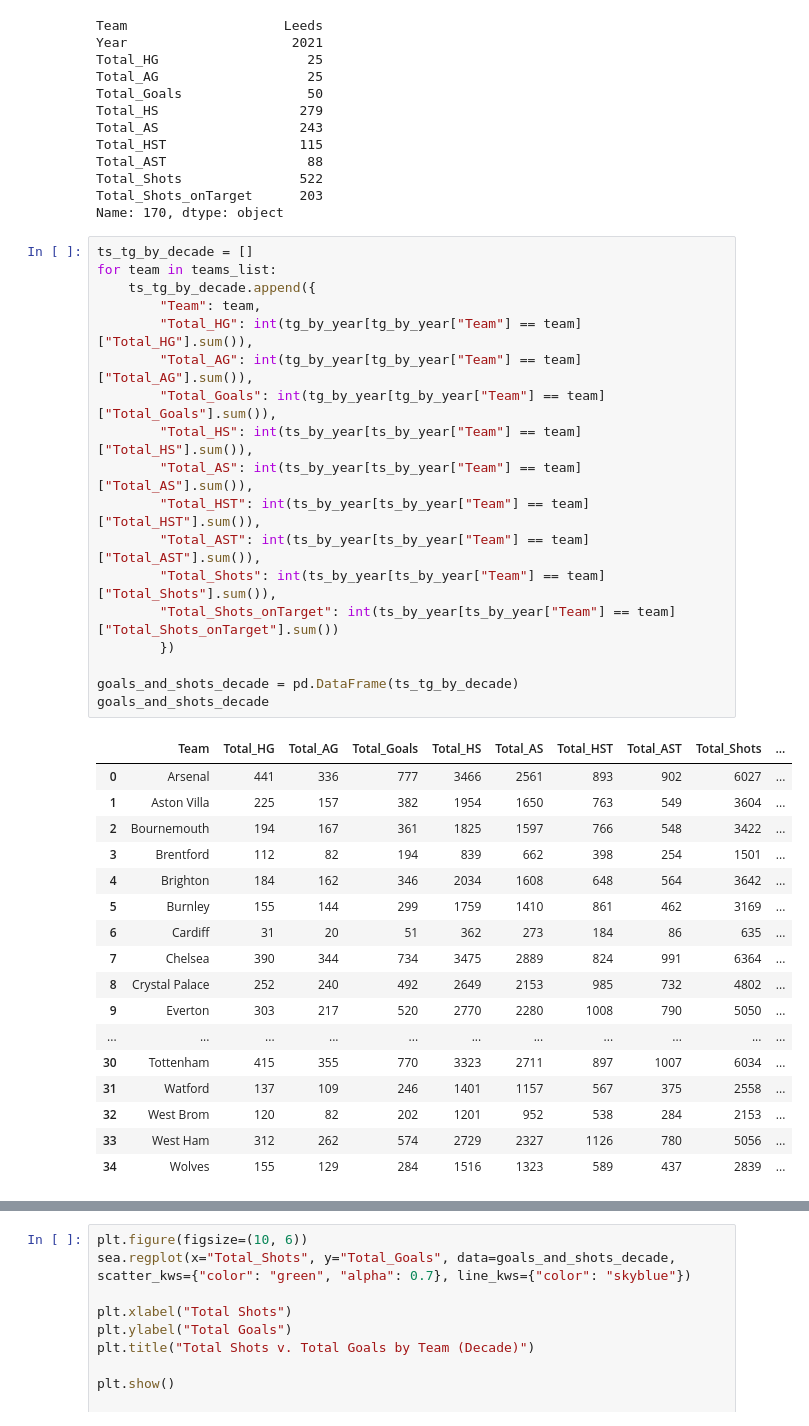
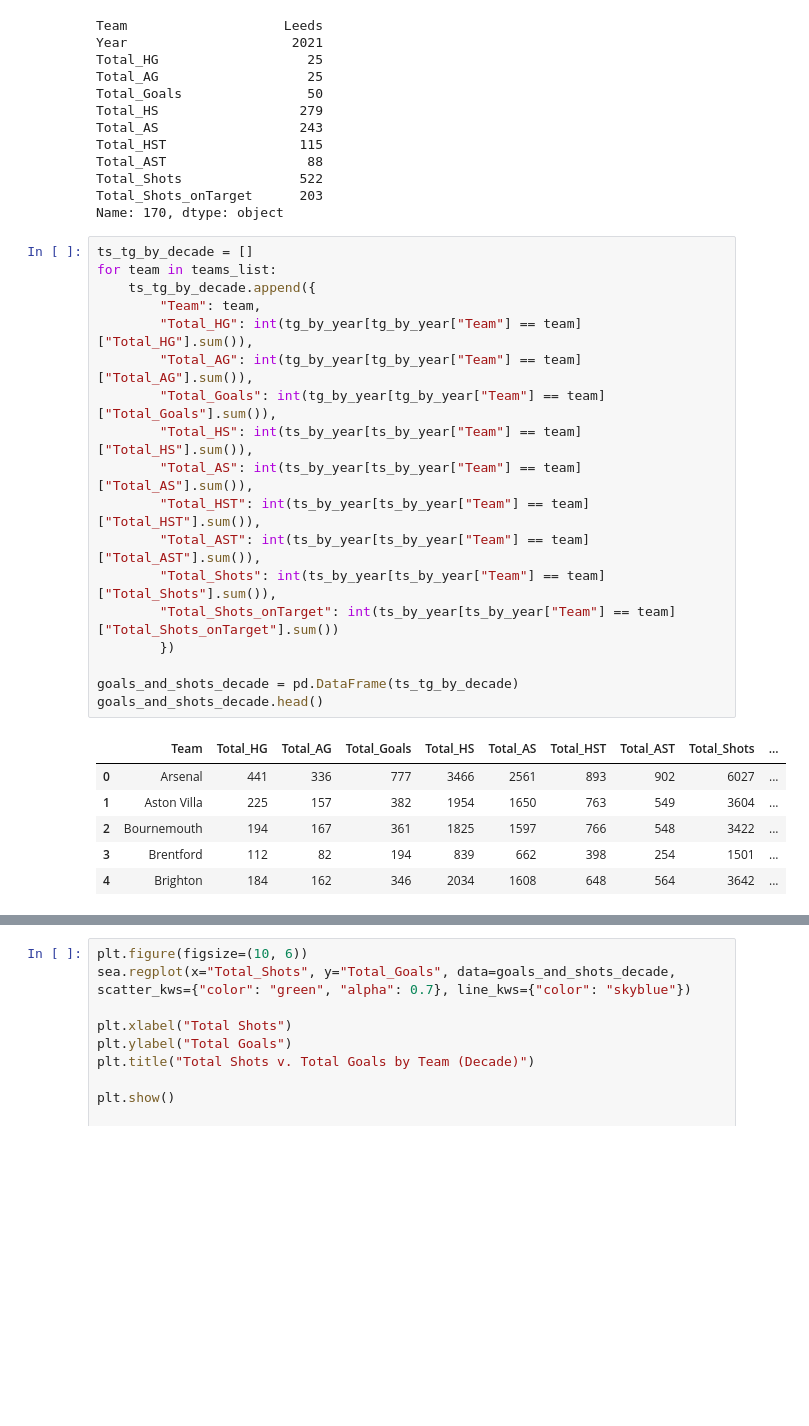
Before and after one commit to SmithNJ13/data_analysis, a Jupyter notebook: analysis.ipynb, the cells around one changed output, grey strips where cells are left out. Saved outputs shown, nothing was run; the diff lists cells and outputs as text; blank space fills up the shorter version.

```diff
--- a/analysis.ipynb
+++ b/analysis.ipynb
@@ -1112,37 +1112,26 @@ Name: 170, dtype: object
 # %%
 ts_tg_by_decade = []
 for team in teams_list:
     ts_tg_by_decade.append({
         "Team": team,
         "Total_HG": int(tg_by_year[tg_by_year["Team"] == team]["Total_HG"].sum()),
         "Total_AG": int(tg_by_year[tg_by_year["Team"] == team]["Total_AG"].sum()),
         "Total_Goals": int(tg_by_year[tg_by_year["Team"] == team]["Total_Goals"].sum()),
         "Total_HS": int(ts_by_year[ts_by_year["Team"] == team]["Total_HS"].sum()),
         "Total_AS": int(ts_by_year[ts_by_year["Team"] == team]["Total_AS"].sum()),
         "Total_HST": int(ts_by_year[ts_by_year["Team"] == team]["Total_HST"].sum()),
         "Total_AST": int(ts_by_year[ts_by_year["Team"] == team]["Total_AST"].sum()),
         "Total_Shots": int(ts_by_year[ts_by_year["Team"] == team]["Total_Shots"].sum()),
         "Total_Shots_onTarget": int(ts_by_year[ts_by_year["Team"] == team]["Total_Shots_onTarget"].sum())
         })
 
 goals_and_shots_decade = pd.DataFrame(ts_tg_by_decade)
-goals_and_shots_decade
+goals_and_shots_decade.head()
 # %% [output]
 |  | Team | Total_HG | Total_AG | Total_Goals | Total_HS | Total_AS | Total_HST | Total_AST | Total_Shots | ... |
 | 0 | Arsenal | 441 | 336 | 777 | 3466 | 2561 | 893 | 902 | 6027 | ... |
 | 1 | Aston Villa | 225 | 157 | 382 | 1954 | 1650 | 763 | 549 | 3604 | ... |
 | 2 | Bournemouth | 194 | 167 | 361 | 1825 | 1597 | 766 | 548 | 3422 | ... |
 | 3 | Brentford | 112 | 82 | 194 | 839 | 662 | 398 | 254 | 1501 | ... |
 | 4 | Brighton | 184 | 162 | 346 | 2034 | 1608 | 648 | 564 | 3642 | ... |
-| 5 | Burnley | 155 | 144 | 299 | 1759 | 1410 | 861 | 462 | 3169 | ... |
-| 6 | Cardiff | 31 | 20 | 51 | 362 | 273 | 184 | 86 | 635 | ... |
-| 7 | Chelsea | 390 | 344 | 734 | 3475 | 2889 | 824 | 991 | 6364 | ... |
-| 8 | Crystal Palace | 252 | 240 | 492 | 2649 | 2153 | 985 | 732 | 4802 | ... |
-| 9 | Everton | 303 | 217 | 520 | 2770 | 2280 | 1008 | 790 | 5050 | ... |
-| ... | ... | ... | ... | ... | ... | ... | ... | ... | ... | ... |
-| 30 | Tottenham | 415 | 355 | 770 | 3323 | 2711 | 897 | 1007 | 6034 | ... |
-| 31 | Watford | 137 | 109 | 246 | 1401 | 1157 | 567 | 375 | 2558 | ... |
-| 32 | West Brom | 120 | 82 | 202 | 1201 | 952 | 538 | 284 | 2153 | ... |
-| 33 | West Ham | 312 | 262 | 574 | 2729 | 2327 | 1126 | 780 | 5056 | ... |
-| 34 | Wolves | 155 | 129 | 284 | 1516 | 1323 | 589 | 437 | 2839 | ... |
 # %%
```
Also changed, not shown: parts of 14 cells of this notebook, 3 other files.
